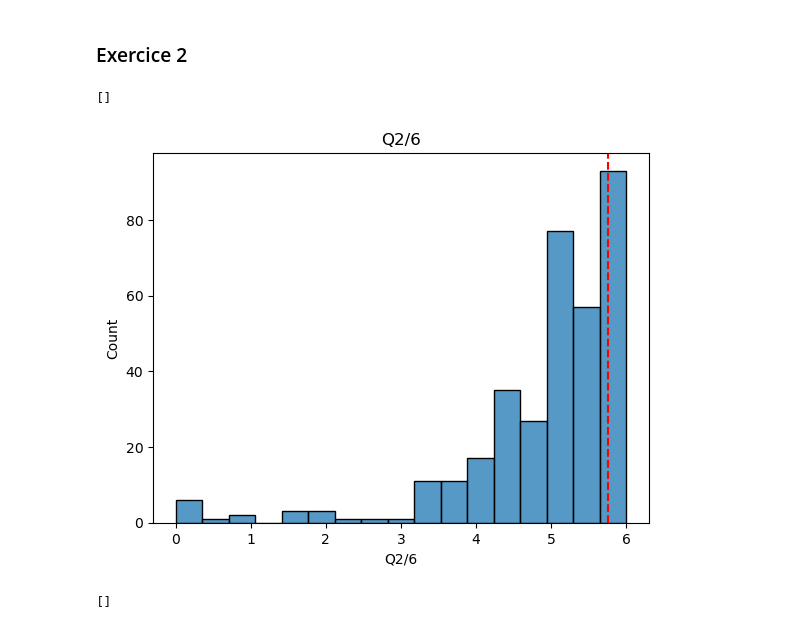
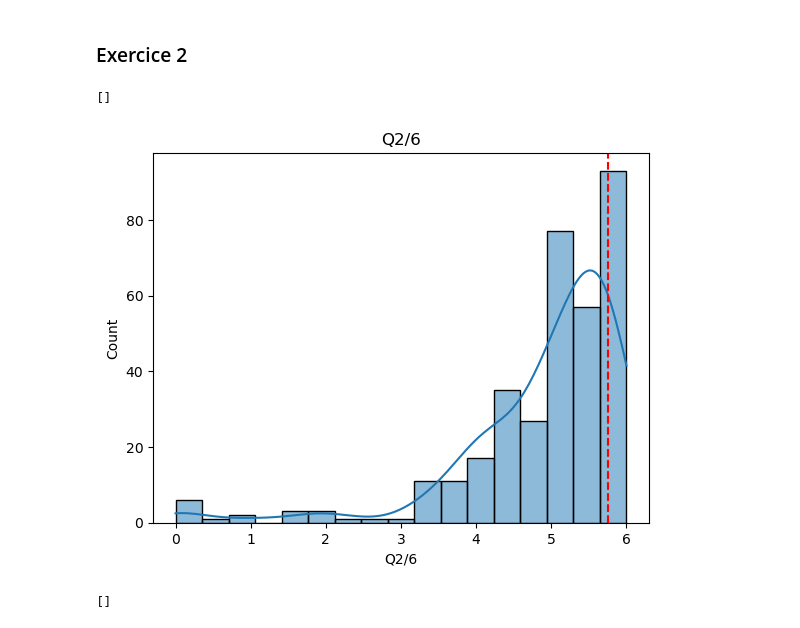
Before and after one commit to yoannbtn/PolyMTL, a Jupyter notebook: src/ssh3201_intra_a22.ipynb, the cells around one changed output. Drawn from its saved outputs; the diff is of its cells as text; code cells hidden in the pictures.

```diff
--- a/src/ssh3201_intra_a22.ipynb
+++ b/src/ssh3201_intra_a22.ipynb
@@ -89,13 +89,13 @@ You are in the top 35.199999999999996 %
 # %% [markdown]
 ### Exercice 2
 # %%
-sns.histplot(data["Q2/6"])
+sns.histplot(data["Q2/6"], kde = True)
 plt.axvline(x = grade["Q2/6"], c = "r", linestyle = "dashed")
 plt.title("Q2/6")
 plt.plot()
 # %% [output]
 []
-[figure, old version]
+[figure, new version]
 # %%
 sns.boxplot(data["Q2/6"])
 plt.axvline(x = grade["Q2/6"], c = "r", linestyle = "dashed")
```
Also changed, not shown: parts of 3 cells of this notebook.
